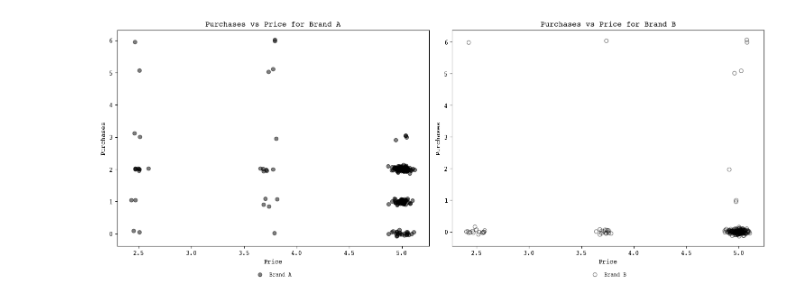
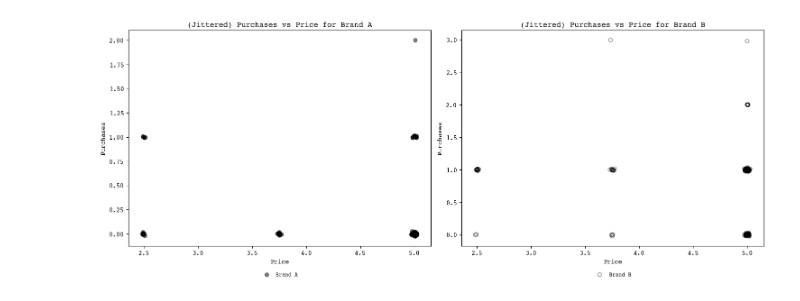
Before and after one commit to mcfitzgerald/consumer-abm, a Jupyter notebook: output_post_processing.ipynb, the cells around one changed output. Saved outputs shown, nothing was run; the diff lists cells and outputs as text; code cells hidden in the pictures.

```diff
--- a/output_post_processing.ipynb
+++ b/output_post_processing.ipynb
@@ -4,5 +7,19 @@ import matplotlib.pyplot as plt
 from cabm import post_processing as ppr
+# %%
+# Figure setup
+# Set the font to Courier
+mpl.rcParams['font.family'] = 'Courier'
+
+# Set the line weight to thin
+mpl.rcParams['lines.linewidth'] = 0.75
+
+# Set the color scheme to black and white
+mpl.rcParams['text.color'] = 'black'
+mpl.rcParams['axes.labelcolor'] = 'black'
+mpl.rcParams['xtick.color'] = 'black'
+mpl.rcParams['ytick.color'] = 'black'
+mpl.rcParams['axes.edgecolor'] = 'black'
 # %%
-agent_df = pd.read_pickle('agent_output_A_ADS_ONLY.pkl')
+agent_df = pd.read_pickle('SIM_OUTPUTS/agent_output_A_and_B_All.pkl')
 # %%
 agent_df = ppr.add_date_column(agent_df)
@@ -262,5 +186,5 @@ elasticity_A
 # %%
-def get_agent_purchases_and_price(agent_df, joint_calendar_df, agent_id):
+def get_agent_purchases_and_price(agent_df, agent_id):
     '''
     Retrieves purchases and price per brand per step for a specific agent from agent level output
     '''
@@ -279,8 +203,8 @@ def get_agent_purchases_and_price(agent_df, joint_calendar_df, agent_id):
         # Append the purchases and price for each brand to the respective list
         purchases_A.append(row['Purchased_This_Step']['A'])
         purchases_B.append(row['Purchased_This_Step']['B'])
-        price_A.append(joint_calendar_df.loc[index, ('A', 'price')])
-        price_B.append(joint_calendar_df.loc[index, ('B', 'price')])
+        price_A.append(row['price_A'])
+        price_B.append(row['price_B'])
         dates.append(row['Date'])
 
     # Create a new DataFrame with the purchases and price for each brand
@@ -294,34 +218,32 @@ def get_agent_purchases_and_price(agent_df, joint_calendar_df, agent_id):
 
     return agent_purchases_and_price_df
 # %%
-agent_purchases_and_price_df = get_agent_purchases_and_price(agent_df, joint_calendar_df, 431)
+agent_purchases_and_price_df = get_agent_purchases_and_price(agent_df, 431)
 # %%
-import numpy as np
-
 fig, axs = plt.subplots(1, 2, figsize=(15,6))
 
 # Scatter plot for Brand A with filled black circles and transparency
-axs[0].scatter(agent_purchases_and_price_df['Price_A'] + np.random.normal(0, 0.05, size=len(agent_purchases_and_price_df['Price_A'])),
-               agent_purchases_and_price_df['Purchases_A'] + np.random.normal(0, 0.05, size=len(agent_purchases_and_price_df['Purchases_A'])),
+axs[0].scatter(agent_purchases_and_price_df['Price_A'] + np.random.normal(0, 0.01, size=len(agent_purchases_and_price_df['Price_A'])),
+               agent_purchases_and_price_df['Purchases_A'] + np.random.normal(0, 0.01, size=len(agent_purchases_and_price_df['Purchases_A'])),
                label='Brand A', color='black', alpha=0.5)
-axs[0].set_title('Purchases vs Price for Brand A')
+axs[0].set_title('(Jittered) Purchases vs Price for Brand A')
 axs[0].set_xlabel('Price')
 axs[0].set_ylabel('Purchases')
 axs[0].legend(loc='upper center', bbox_to_anchor=(0.5, -0.10), ncol=2, fontsize='small', frameon=False)
 
 # Scatter plot for Brand B with unfilled black circles and transparency
-axs[1].scatter(agent_purchases_and_price_df['Price_B'] + np.random.normal(0, 0.05, size=len(agent_purchases_and_price_df['Price_B'])),
-               agent_purchases_and_price_df['Purchases_B'] + np.random.normal(0, 0.05, size=len(agent_purchases_and_price_df['Purchases_B'])),
+axs[1].scatter(agent_purchases_and_price_df['Price_B'] + np.random.normal(0, 0.01, size=len(agent_purchases_and_price_df['Price_B'])),
+               agent_purchases_and_price_df['Purchases_B'] + np.random.normal(0, 0.01, size=len(agent_purchases_and_price_df['Purchases_B'])),
                label='Brand B', facecolor='none', edgecolor='black', alpha=0.5)
-axs[1].set_title('Purchases vs Price for Brand B')
+axs[1].set_title('(Jittered) Purchases vs Price for Brand B')
 axs[1].set_xlabel('Price')
 axs[1].set_ylabel('Purchases')
 axs[1].legend(loc='upper center', bbox_to_anchor=(0.5, -0.10), ncol=2, fontsize='small', frameon=False)
 
 plt.tight_layout()
 plt.show()
 # %% [output]
-[figure, old version]
+[figure, new version]
 # %%
 # Define the dependent variable and the independent variables
 Y = agent_purchases_and_price_df['Purchases_A']
```
Also changed, not shown: parts of 31 cells of this notebook, 4 other files.
